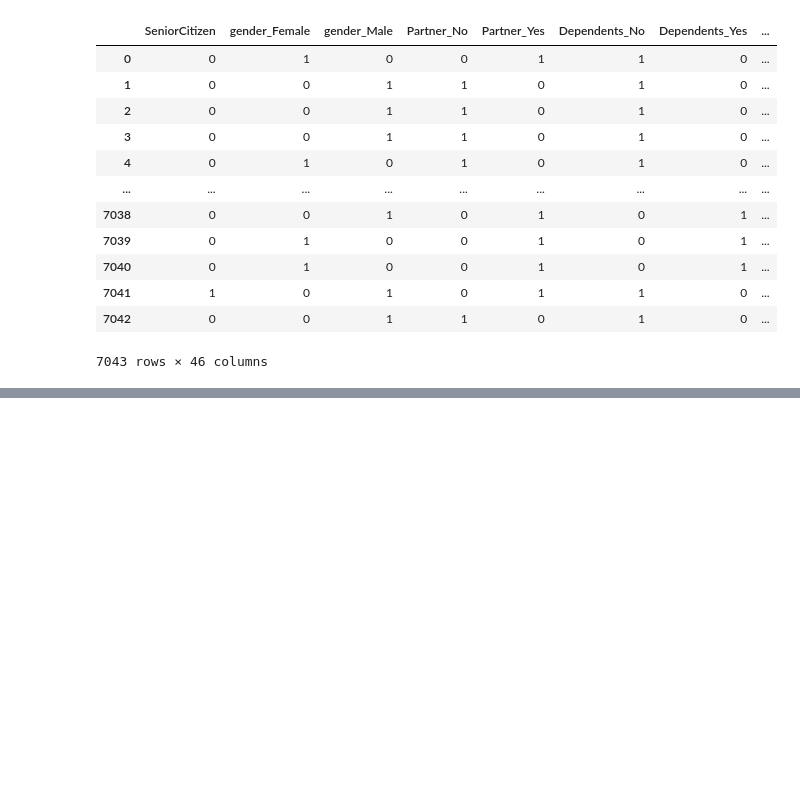
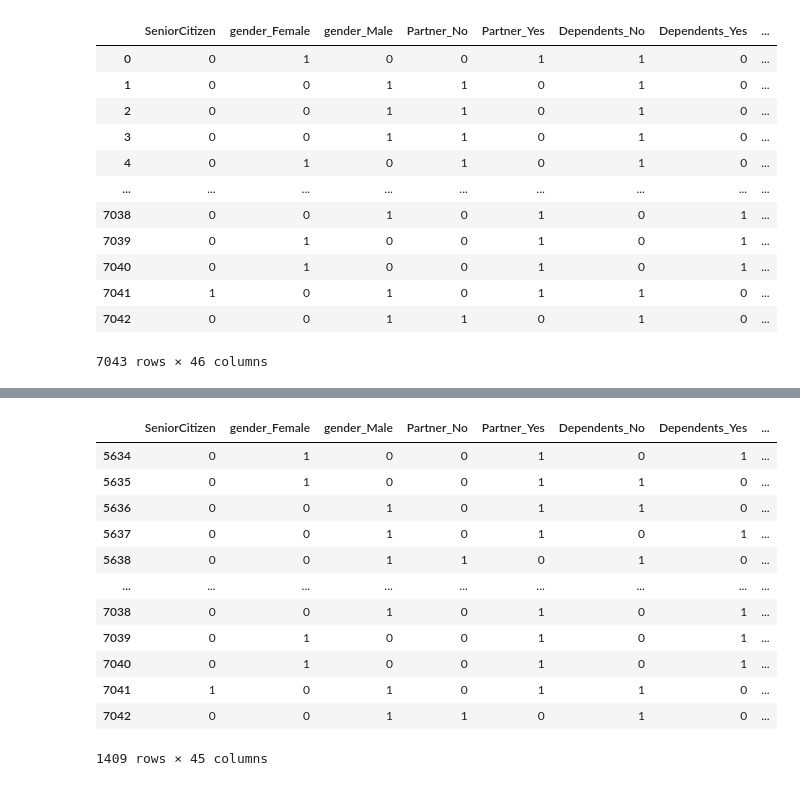
Before and after one commit to ItsFa-tih/Project-2, a Jupyter notebook: Telco_Churn_Neural_Network.ipynb, the cells around one changed output, grey strips where cells are left out. Saved outputs shown, nothing was run; the diff lists cells and outputs as text; code cells hidden in the pictures; blank space fills up the shorter version.

```diff
--- a/Telco_Churn_Neural_Network.ipynb
+++ b/Telco_Churn_Neural_Network.ipynb
@@ -179,0 +220,17 @@ final_data
+# %%
+x_val = final_data[train_idx:].drop(['Churn'], axis=1)
+x_val
+# %% [output]
+|  | SeniorCitizen | gender_Female | gender_Male | Partner_No | Partner_Yes | Dependents_No | Dependents_Yes | ... |
+| 5634 | 0 | 1 | 0 | 0 | 1 | 0 | 1 | ... |
+| 5635 | 0 | 1 | 0 | 0 | 1 | 1 | 0 | ... |
+| 5636 | 0 | 0 | 1 | 0 | 1 | 1 | 0 | ... |
+| 5637 | 0 | 0 | 1 | 0 | 1 | 0 | 1 | ... |
+| 5638 | 0 | 0 | 1 | 1 | 0 | 1 | 0 | ... |
+| ... | ... | ... | ... | ... | ... | ... | ... | ... |
+| 7038 | 0 | 0 | 1 | 0 | 1 | 0 | 1 | ... |
+| 7039 | 0 | 1 | 0 | 0 | 1 | 0 | 1 | ... |
+| 7040 | 0 | 1 | 0 | 0 | 1 | 0 | 1 | ... |
+| 7041 | 1 | 0 | 1 | 0 | 1 | 1 | 0 | ... |
+| 7042 | 0 | 0 | 1 | 1 | 0 | 1 | 0 | ... |
+1409 rows × 45 columns
```
Also changed, not shown: parts of 5 cells of this notebook.
